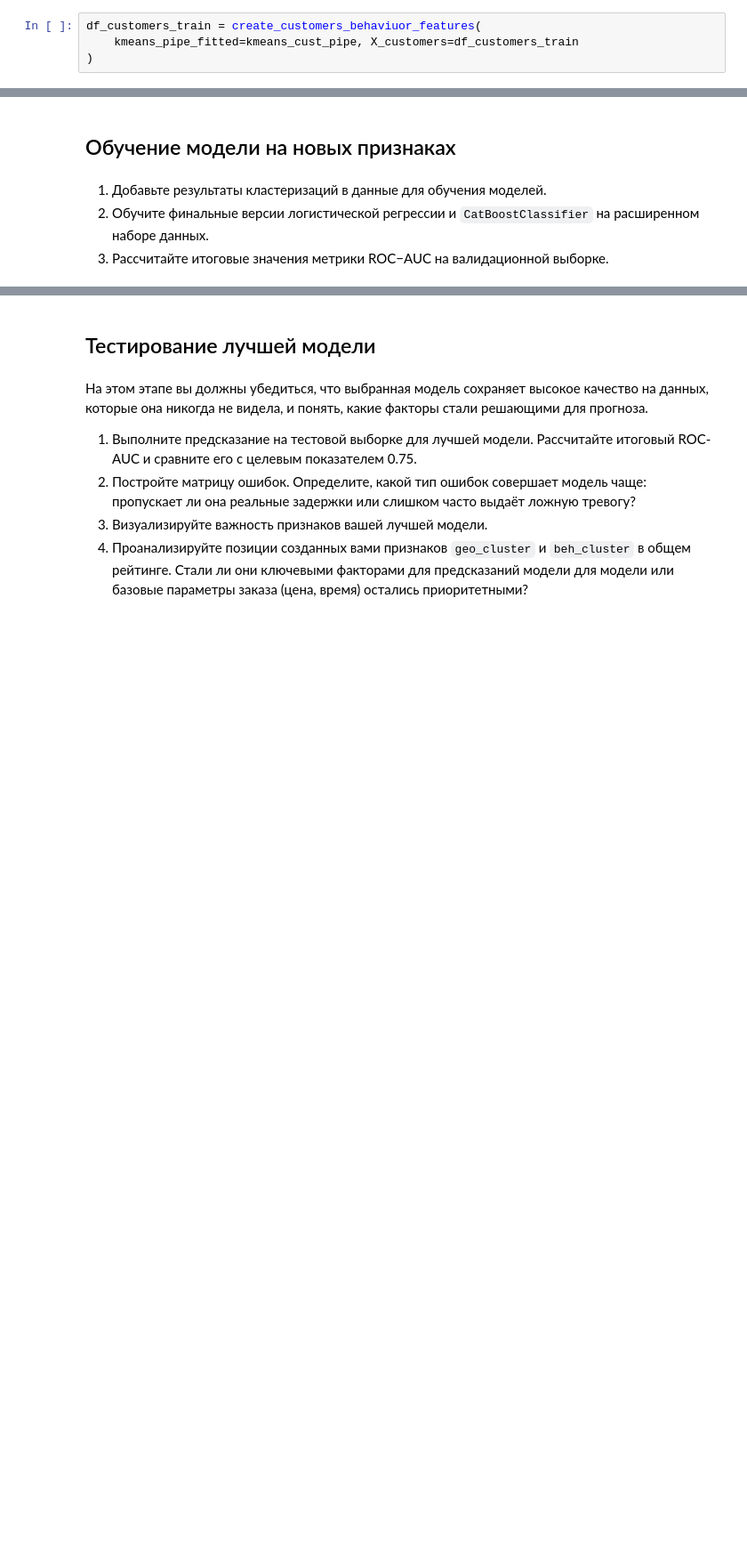
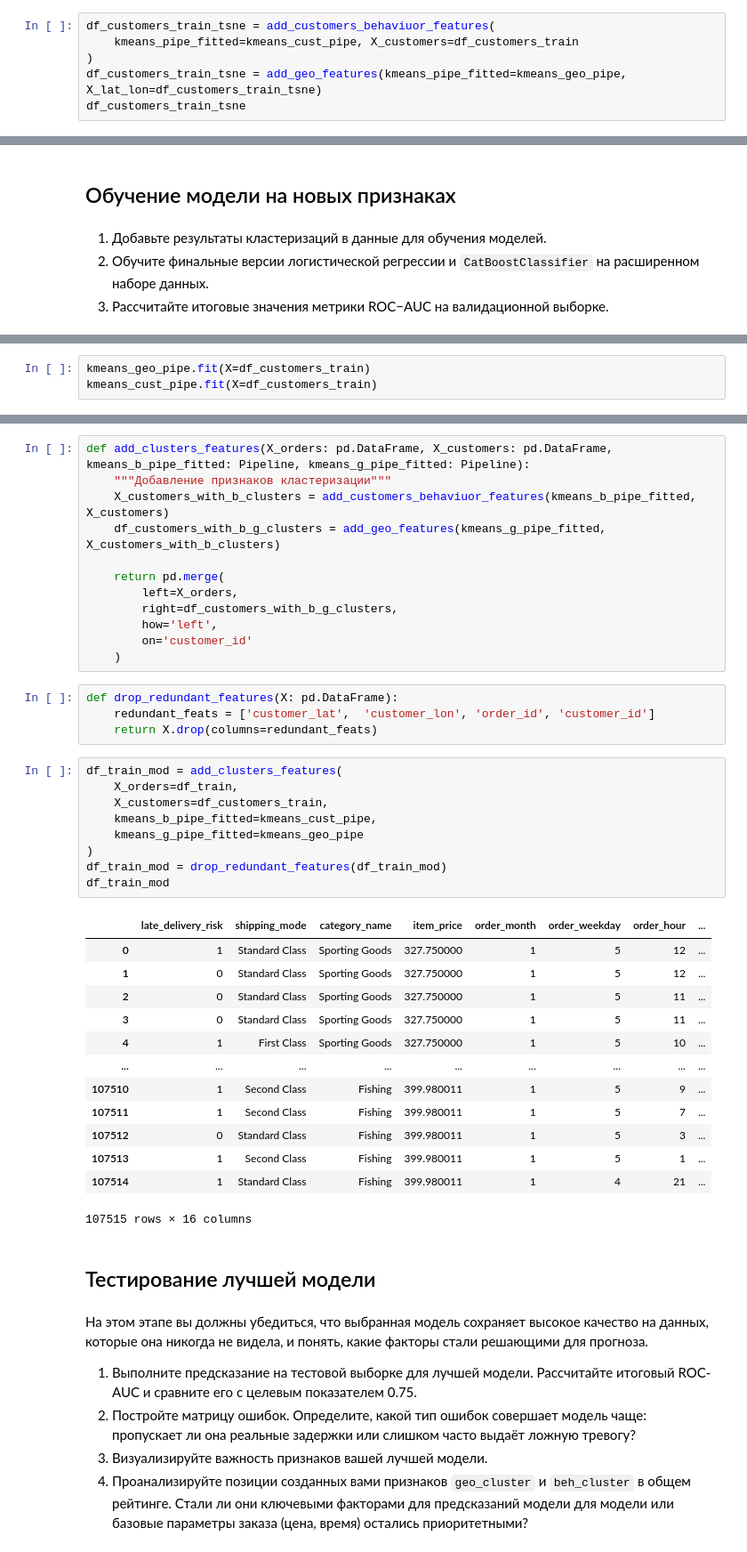
Before and after one commit to Plakhotniuk/practicum_ds, a Jupyter notebook: ml/unsupervised_learning/project/order_cancellation_risk.ipynb, the cells around one changed output, grey strips where cells are left out. Shown at 89% size. Drawn from its saved outputs; the diff is of its cells as text; blank space fills up the shorter version.

```diff
--- a/ml/unsupervised_learning/project/order_cancellation_risk.ipynb
+++ b/ml/unsupervised_learning/project/order_cancellation_risk.ipynb
@@ -1073,6 +1072,8 @@ Pipeline(steps=[('prep',
                                                    'avg_discount'])])),
                 ('kmeans', KMeans(n_clusters=7, random_state=42))])
 # %%
-df_customers_train = create_customers_behaviuor_features(
+df_customers_train_tsne = add_customers_behaviuor_features(
     kmeans_pipe_fitted=kmeans_cust_pipe, X_customers=df_customers_train
 )
+df_customers_train_tsne = add_geo_features(kmeans_pipe_fitted=kmeans_geo_pipe, X_lat_lon=df_customers_train_tsne)
+df_customers_train_tsne
@@ -1167,0 +1204,3 @@ rfm_k_range = [6, 12, 20, 30]
+# %%
+kmeans_geo_pipe.fit(X=df_customers_train)
+kmeans_cust_pipe.fit(X=df_customers_train)
@@ -1168,3 +1214,42 @@ rfm_k_range = [6, 12, 20, 30]
+# %%
+def add_clusters_features(X_orders: pd.DataFrame, X_customers: pd.DataFrame, kmeans_b_pipe_fitted: Pipeline, kmeans_g_pipe_fitted: Pipeline):
+    """Добавление признаков кластеризации"""
+    X_customers_with_b_clusters = add_customers_behaviuor_features(kmeans_b_pipe_fitted, X_customers)
+    df_customers_with_b_g_clusters = add_geo_features(kmeans_g_pipe_fitted, X_customers_with_b_clusters)
+
+    return pd.merge(
+        left=X_orders,
+        right=df_customers_with_b_g_clusters,
+        how='left',
+        on='customer_id'
+    )
+# %%
+def drop_redundant_features(X: pd.DataFrame):
+    redundant_feats = ['customer_lat',	'customer_lon', 'order_id',	'customer_id']
+    return X.drop(columns=redundant_feats)
+# %%
+df_train_mod = add_clusters_features(
+    X_orders=df_train,
+    X_customers=df_customers_train,
+    kmeans_b_pipe_fitted=kmeans_cust_pipe,
+    kmeans_g_pipe_fitted=kmeans_geo_pipe
+)
+df_train_mod = drop_redundant_features(df_train_mod)
+df_train_mod
+# %% [output]
+|  | late_delivery_risk | shipping_mode | category_name | item_price | order_month | order_weekday | order_hour | ... |
+| 0 | 1 | Standard Class | Sporting Goods | 327.750000 | 1 | 5 | 12 | ... |
+| 1 | 0 | Standard Class | Sporting Goods | 327.750000 | 1 | 5 | 12 | ... |
+| 2 | 0 | Standard Class | Sporting Goods | 327.750000 | 1 | 5 | 11 | ... |
+| 3 | 0 | Standard Class | Sporting Goods | 327.750000 | 1 | 5 | 11 | ... |
+| 4 | 1 | First Class | Sporting Goods | 327.750000 | 1 | 5 | 10 | ... |
+| ... | ... | ... | ... | ... | ... | ... | ... | ... |
+| 107510 | 1 | Second Class | Fishing | 399.980011 | 1 | 5 | 9 | ... |
+| 107511 | 1 | Second Class | Fishing | 399.980011 | 1 | 5 | 7 | ... |
+| 107512 | 0 | Standard Class | Fishing | 399.980011 | 1 | 5 | 3 | ... |
+| 107513 | 1 | Second Class | Fishing | 399.980011 | 1 | 5 | 1 | ... |
+| 107514 | 1 | Standard Class | Fishing | 399.980011 | 1 | 4 | 21 | ... |
+107515 rows × 16 columns
 # %% [markdown]
 ## Тестирование лучшей модели
 # %% [markdown]
```
Also changed, not shown: parts of 17 cells of this notebook.
